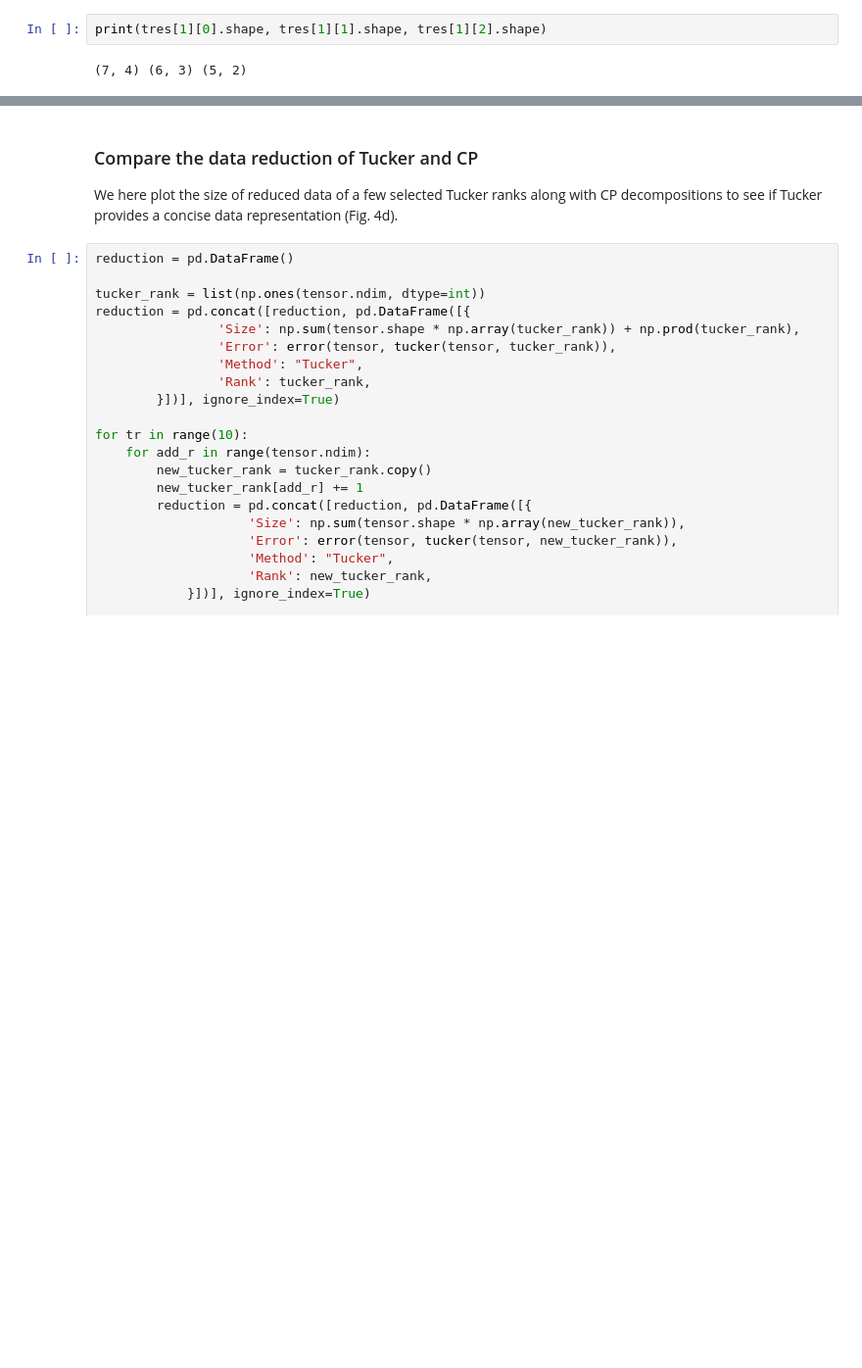
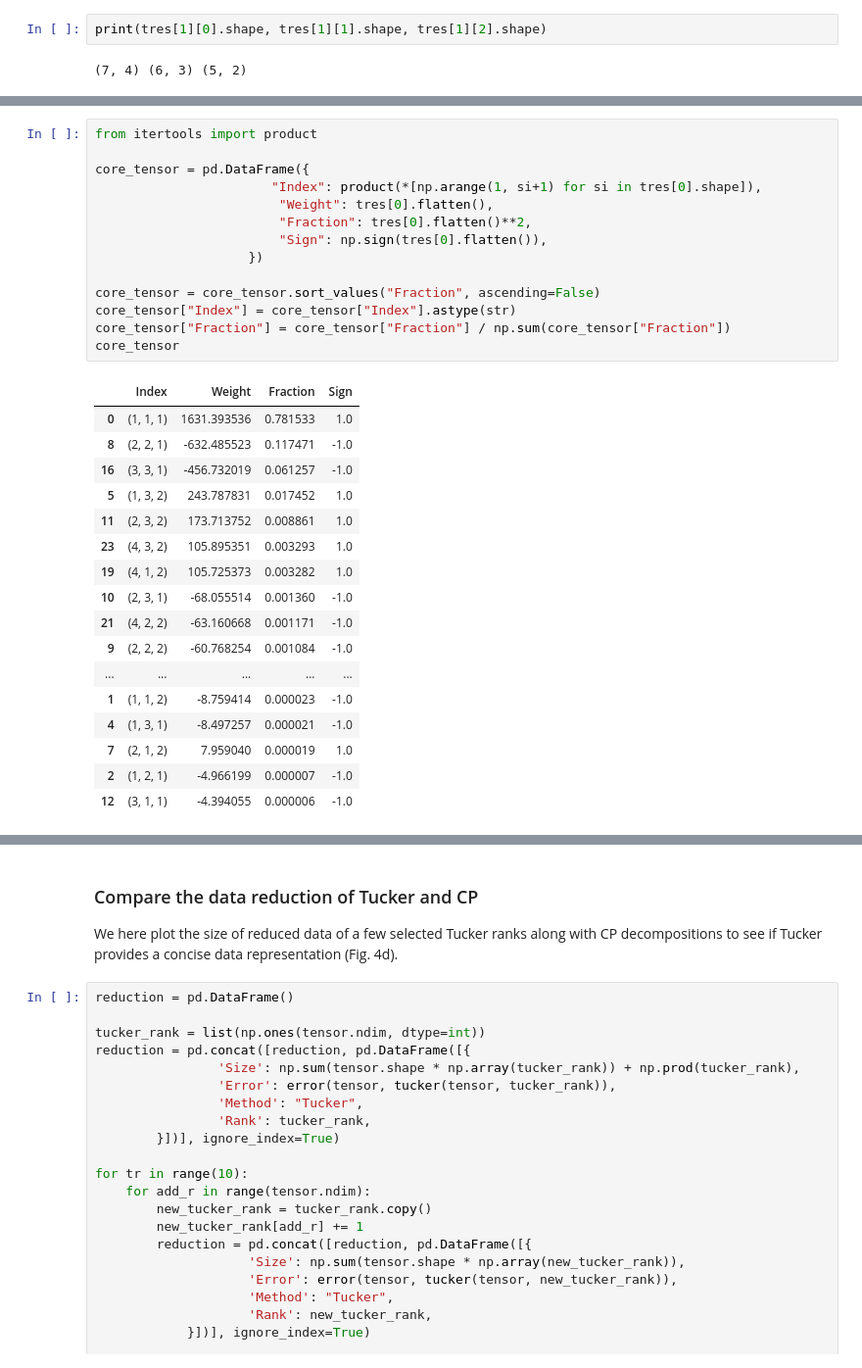
Before and after one commit to meyer-lab/tensor_review, a Jupyter notebook: The structure is the message - preserving experimental context through tensor decomposition.ipynb, the cells around one changed output, grey strips where cells are left out. Shown at 98% size. Drawn from its saved outputs; the diff is of its cells as text; blank space fills up the shorter version.

```diff
--- a/The structure is the message - preserving experimental context through tensor decomposition.ipynb
+++ b/The structure is the message - preserving experimental context through tensor decomposition.ipynb
@@ -601,0 +607,32 @@ sns.heatmap(tres[0][:, :, 1].T, ax=axes[1], vmin=-1500, vmax=1700, cmap="vlag",
+# %%
+from itertools import product
+
+core_tensor = pd.DataFrame({
+                       "Index": product(*[np.arange(1, si+1) for si in tres[0].shape]),
+                        "Weight": tres[0].flatten(),
+                        "Fraction": tres[0].flatten()**2,
+                        "Sign": np.sign(tres[0].flatten()),
+                    })
+
+core_tensor = core_tensor.sort_values("Fraction", ascending=False)
+core_tensor["Index"] = core_tensor["Index"].astype(str)
+core_tensor["Fraction"] = core_tensor["Fraction"] / np.sum(core_tensor["Fraction"])
+core_tensor
+# %% [output]
+|  | Index | Weight | Fraction | Sign |
+| 0 | (1, 1, 1) | 1631.393536 | 0.781533 | 1.0 |
+| 8 | (2, 2, 1) | -632.485523 | 0.117471 | -1.0 |
+| 16 | (3, 3, 1) | -456.732019 | 0.061257 | -1.0 |
+| 5 | (1, 3, 2) | 243.787831 | 0.017452 | 1.0 |
+| 11 | (2, 3, 2) | 173.713752 | 0.008861 | 1.0 |
+| 23 | (4, 3, 2) | 105.895351 | 0.003293 | 1.0 |
+| 19 | (4, 1, 2) | 105.725373 | 0.003282 | 1.0 |
+| 10 | (2, 3, 1) | -68.055514 | 0.001360 | -1.0 |
+| 21 | (4, 2, 2) | -63.160668 | 0.001171 | -1.0 |
+| 9 | (2, 2, 2) | -60.768254 | 0.001084 | -1.0 |
+| ... | ... | ... | ... | ... |
+| 1 | (1, 1, 2) | -8.759414 | 0.000023 | -1.0 |
+| 4 | (1, 3, 1) | -8.497257 | 0.000021 | -1.0 |
+| 7 | (2, 1, 2) | 7.959040 | 0.000019 | 1.0 |
+| 2 | (1, 2, 1) | -4.966199 | 0.000007 | -1.0 |
+| 12 | (3, 1, 1) | -4.394055 | 0.000006 | -1.0 |
```
Also changed, not shown: parts of 13 cells of this notebook.
